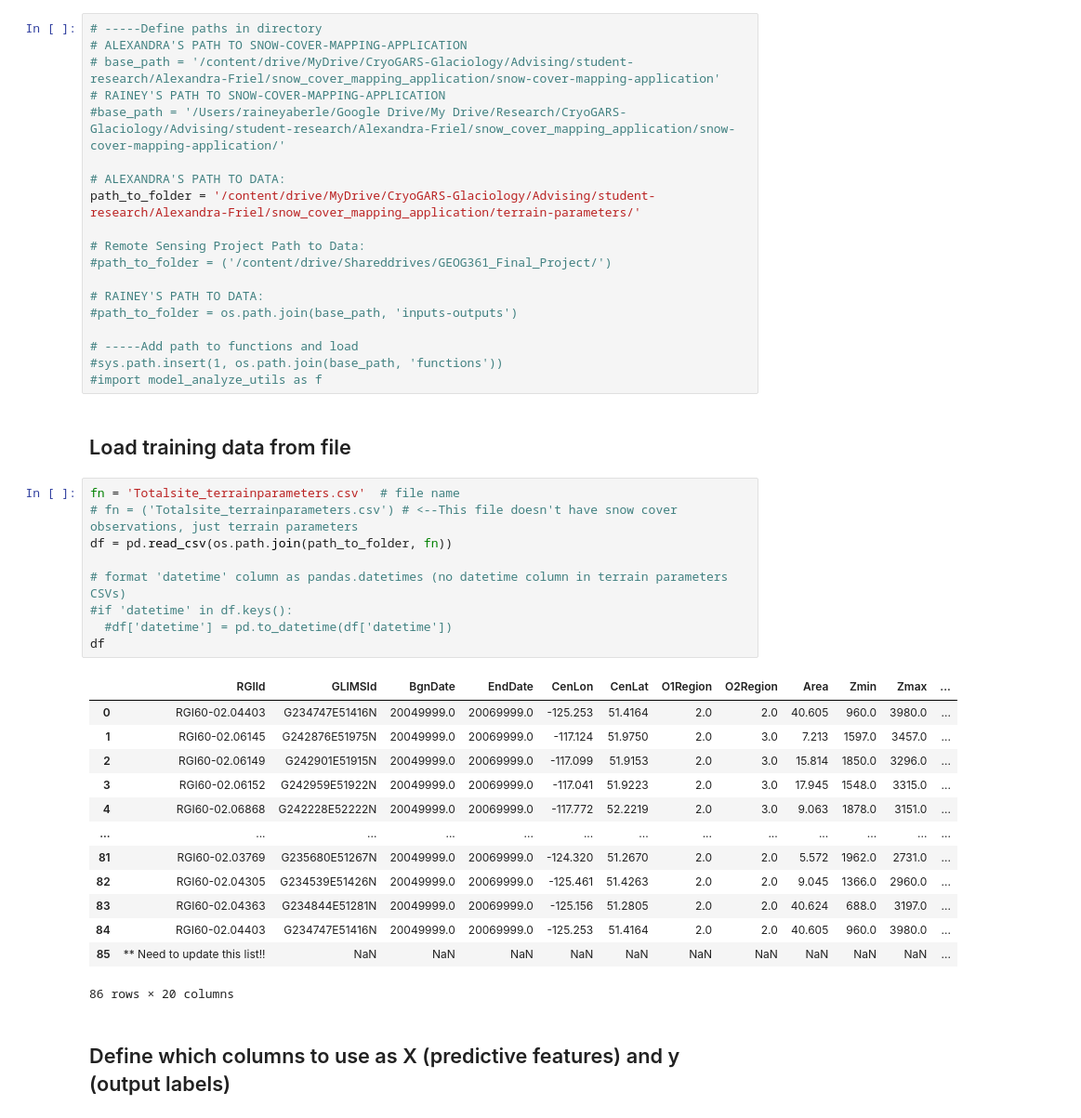
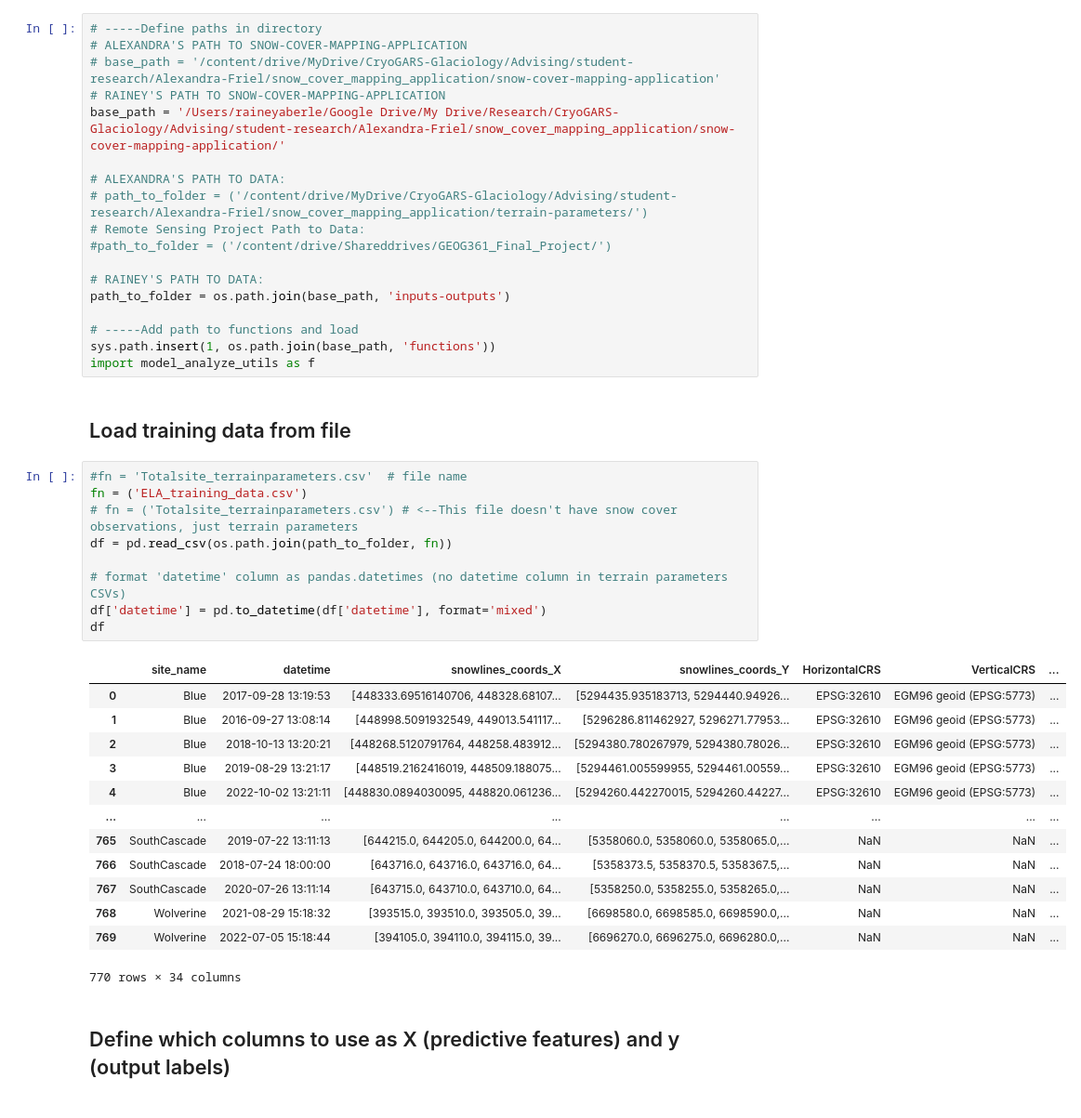
Before and after one commit to RaineyAbe/snow-cover-mapping-application, a Jupyter notebook: notebooks/model_snowline_elevations.ipynb, the cells around one changed output. Shown at 93% size. Drawn from its saved outputs; the diff is of its cells as text.

```diff
--- a/notebooks/model_snowline_elevations.ipynb
+++ b/notebooks/model_snowline_elevations.ipynb
@@ -48,45 +51,44 @@ Mounted at /content/drive
 # ALEXANDRA'S PATH TO SNOW-COVER-MAPPING-APPLICATION
 # base_path = '/content/drive/MyDrive/CryoGARS-Glaciology/Advising/student-research/Alexandra-Friel/snow_cover_mapping_application/snow-cover-mapping-application'
 # RAINEY'S PATH TO SNOW-COVER-MAPPING-APPLICATION
-#base_path = '/Users/raineyaberle/Google Drive/My Drive/Research/CryoGARS-Glaciology/Advising/student-research/Alexandra-Friel/snow_cover_mapping_application/snow-cover-mapping-application/'
+base_path = '/Users/raineyaberle/Google Drive/My Drive/Research/CryoGARS-Glaciology/Advising/student-research/Alexandra-Friel/snow_cover_mapping_application/snow-cover-mapping-application/'
 
 # ALEXANDRA'S PATH TO DATA:
-path_to_folder = '/content/drive/MyDrive/CryoGARS-Glaciology/Advising/student-research/Alexandra-Friel/snow_cover_mapping_application/terrain-parameters/'
-
+# path_to_folder = ('/content/drive/MyDrive/CryoGARS-Glaciology/Advising/student-research/Alexandra-Friel/snow_cover_mapping_application/terrain-parameters/')
 # Remote Sensing Project Path to Data:
 #path_to_folder = ('/content/drive/Shareddrives/GEOG361_Final_Project/')
 
 # RAINEY'S PATH TO DATA:
-#path_to_folder = os.path.join(base_path, 'inputs-outputs')
+path_to_folder = os.path.join(base_path, 'inputs-outputs')
 
 # -----Add path to functions and load
-#sys.path.insert(1, os.path.join(base_path, 'functions'))
-#import model_analyze_utils as f
+sys.path.insert(1, os.path.join(base_path, 'functions'))
+import model_analyze_utils as f
 # %% [markdown]
 ## Load training data from file
 # %%
-fn = 'Totalsite_terrainparameters.csv'  # file name
+#fn = 'Totalsite_terrainparameters.csv'  # file name
+fn = ('ELA_training_data.csv')
 # fn = ('Totalsite_terrainparameters.csv') # <--This file doesn't have snow cover observations, just terrain parameters
 df = pd.read_csv(os.path.join(path_to_folder, fn))
 
 # format 'datetime' column as pandas.datetimes (no datetime column in terrain parameters CSVs)
-#if 'datetime' in df.keys():
-  #df['datetime'] = pd.to_datetime(df['datetime'])
+df['datetime'] = pd.to_datetime(df['datetime'], format='mixed')
 df
 # %% [output]
-|  | RGIId | GLIMSId | BgnDate | EndDate | CenLon | CenLat | O1Region | O2Region | Area | Zmin | Zmax | ... |
-| 0 | RGI60-02.04403 | G234747E51416N | 20049999.0 | 20069999.0 | -125.253 | 51.4164 | 2.0 | 2.0 | 40.605 | 960.0 | 3980.0 | ... |
-| 1 | RGI60-02.06145 | G242876E51975N | 20049999.0 | 20069999.0 | -117.124 | 51.9750 | 2.0 | 3.0 | 7.213 | 1597.0 | 3457.0 | ... |
-| 2 | RGI60-02.06149 | G242901E51915N | 20049999.0 | 20069999.0 | -117.099 | 51.9153 | 2.0 | 3.0 | 15.814 | 1850.0 | 3296.0 | ... |
-| 3 | RGI60-02.06152 | G242959E51922N | 20049999.0 | 20069999.0 | -117.041 | 51.9223 | 2.0 | 3.0 | 17.945 | 1548.0 | 3315.0 | ... |
-| 4 | RGI60-02.06868 | G242228E52222N | 20049999.0 | 20069999.0 | -117.772 | 52.2219 | 2.0 | 3.0 | 9.063 | 1878.0 | 3151.0 | ... |
-| ... | ... | ... | ... | ... | ... | ... | ... | ... | ... | ... | ... | ... |
-| 81 | RGI60-02.03769 | G235680E51267N | 20049999.0 | 20069999.0 | -124.320 | 51.2670 | 2.0 | 2.0 | 5.572 | 1962.0 | 2731.0 | ... |
-| 82 | RGI60-02.04305 | G234539E51426N | 20049999.0 | 20069999.0 | -125.461 | 51.4263 | 2.0 | 2.0 | 9.045 | 1366.0 | 2960.0 | ... |
-| 83 | RGI60-02.04363 | G234844E51281N | 20049999.0 | 20069999.0 | -125.156 | 51.2805 | 2.0 | 2.0 | 40.624 | 688.0 | 3197.0 | ... |
-| 84 | RGI60-02.04403 | G234747E51416N | 20049999.0 | 20069999.0 | -125.253 | 51.4164 | 2.0 | 2.0 | 40.605 | 960.0 | 3980.0 | ... |
-| 85 | ** Need to update this list!! | NaN | NaN | NaN | NaN | NaN | NaN | NaN | NaN | NaN | NaN | ... |
+|  | site_name | datetime | snowlines_coords_X | snowlines_coords_Y | HorizontalCRS | VerticalCRS | ... |
+| 0 | Blue | 2017-09-28 13:19:53 | [448333.69516140706, 448328.68107... | [5294435.935183713, 5294440.94926... | EPSG:32610 | EGM96 geoid (EPSG:5773) | ... |
+| 1 | Blue | 2016-09-27 13:08:14 | [448998.5091932549, 449013.541117... | [5296286.811462927, 5296271.77953... | EPSG:32610 | EGM96 geoid (EPSG:5773) | ... |
+| 2 | Blue | 2018-10-13 13:20:21 | [448268.5120791764, 448258.483912... | [5294380.780267979, 5294380.78026... | EPSG:32610 | EGM96 geoid (EPSG:5773) | ... |
+| 3 | Blue | 2019-08-29 13:21:17 | [448519.2162416019, 448509.188075... | [5294461.005599955, 5294461.00559... | EPSG:32610 | EGM96 geoid (EPSG:5773) | ... |
+| 4 | Blue | 2022-10-02 13:21:11 | [448830.0894030095, 448820.061236... | [5294260.442270015, 5294260.44227... | EPSG:32610 | EGM96 geoid (EPSG:5773) | ... |
+| ... | ... | ... | ... | ... | ... | ... | ... |
+| 765 | SouthCascade | 2019-07-22 13:11:13 | [644215.0, 644205.0, 644200.0, 64... | [5358060.0, 5358060.0, 5358065.0,... | NaN | NaN | ... |
+| 766 | SouthCascade | 2018-07-24 18:00:00 | [643716.0, 643716.0, 643716.0, 64... | [5358373.5, 5358370.5, 5358367.5,... | NaN | NaN | ... |
+| 767 | SouthCascade | 2020-07-26 13:11:14 | [643715.0, 643710.0, 643710.0, 64... | [5358250.0, 5358255.0, 5358265.0,... | NaN | NaN | ... |
+| 768 | Wolverine | 2021-08-29 15:18:32 | [393515.0, 393510.0, 393505.0, 39... | [6698580.0, 6698585.0, 6698590.0,... | NaN | NaN | ... |
+| 769 | Wolverine | 2022-07-05 15:18:44 | [394105.0, 394110.0, 394115.0, 39... | [6696270.0, 6696275.0, 6696280.0,... | NaN | NaN | ... |
-86 rows × 20 columns
+770 rows × 34 columns
 # %% [markdown]
 ## Define which columns to use as X (predictive features) and y (output labels)
 # %%
```
Also changed, not shown: parts of 33 cells of this notebook, 35 other files.
